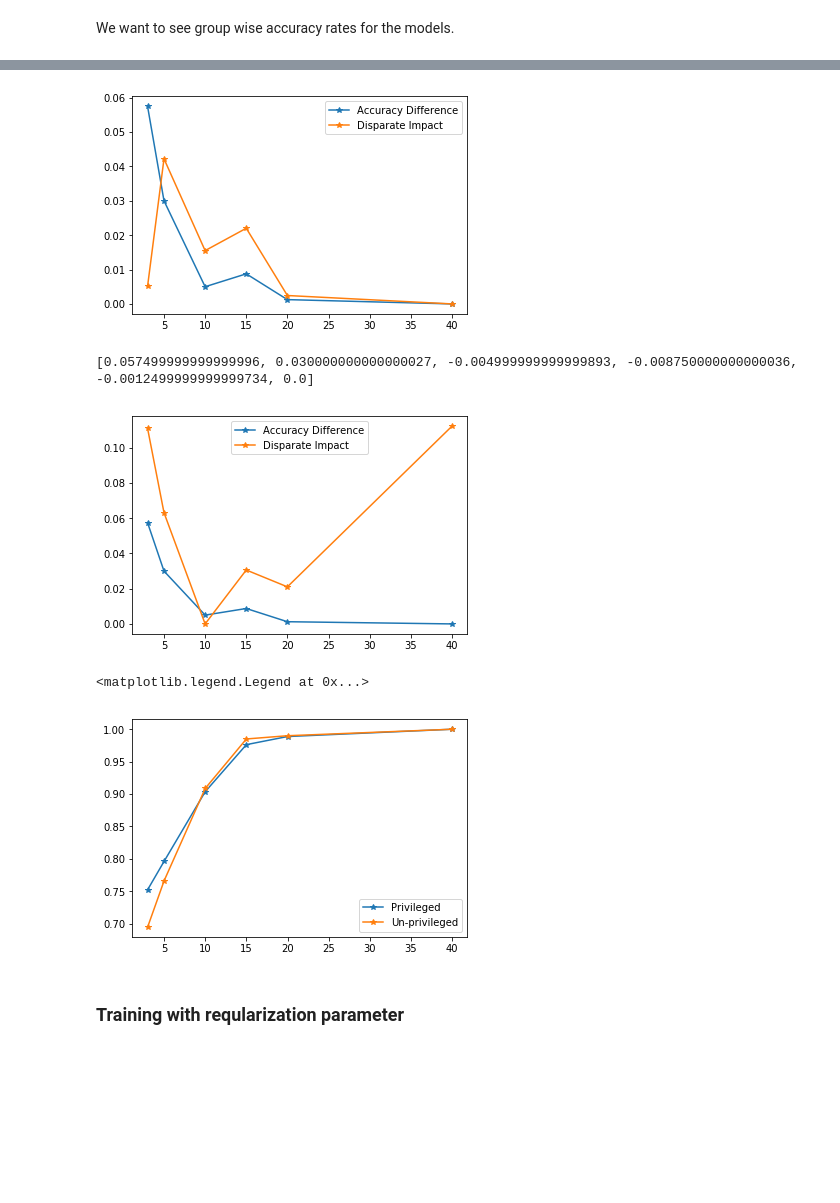
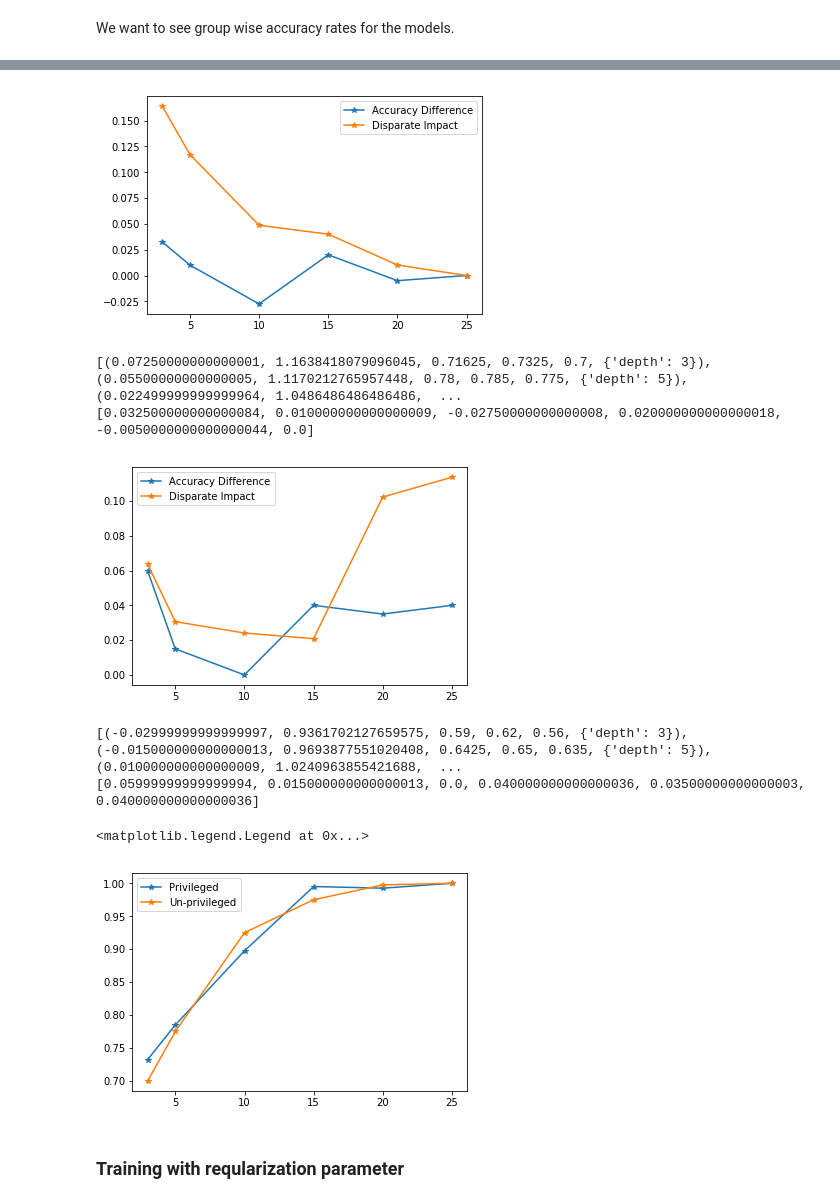
Before and after one commit to rakinhaider/Inherent-AI-Bias, a Jupyter notebook: notebooks/Ghost Unfairness Small Dataset.ipynb, the cells around one changed output, grey strips where cells are left out. Cells and saved outputs as stored; diff of their text form; code cells hidden in the pictures; blank space fills up the shorter version.

```diff
--- a/notebooks/Ghost Unfairness Small Dataset.ipynb
+++ b/notebooks/Ghost Unfairness Small Dataset.ipynb
@@ -36,13 +36,14 @@ random_state = 47
 # %% [markdown]
 ## Fair Dataset
 # %%
-fd_train = FairDataset(400, 5,
+fd_train = FairDataset(200, 5,
                       protected_attribute_names=['sex'],
                       privileged_classes=[['Male']],
                       random_state=random_state)
 fd_test = FairDataset(100, 5,
                       protected_attribute_names=['sex'],
-                      privileged_classes=[['Male']])
+                      privileged_classes=[['Male']],
+                     random_state=53)
 # %%
 fd_train_x, fd_train_y = fd_train.get_xy(keep_protected = False)
 fd_test_x, fd_test_y = fd_test.get_xy(keep_protected = False)
@@ -124,18 +165,19 @@ def get_model_results(model, train_fd, test_fd, func=None):
     else:
         model_property = None
 
-    md, di, ac = get_classifier_metrics(model, train_fd,
+    metrics = get_classifier_metrics(model, train_fd,
                                         privileged_groups,
                                         unprivileged_groups,
                                         verbose=True)
-    train_result = (md, di, ac, model_property)
+    train_result = (*metrics, model_property)
 
     print('Test')
-    md, di, ac = get_classifier_metrics(model, test_fd,
+
+    metrics = get_classifier_metrics(model, test_fd,
                                         privileged_groups,
                                         unprivileged_groups,
                                        verbose=True)
-    test_result = (md, di, ac, model_property)
+    test_result = (*metrics, model_property)
 
     return train_result, test_result
 # %%
@@ -153,7 +195,7 @@ def get_results(models, train_fd, test_fd, func=None):
 def decision_tree_property(model):
     return {'depth': model.get_depth()}
 # %%
-max_depths = [3, 5, 10, 15, 20, 40]
+max_depths = [3, 5, 10, 15, 20, 25]
 
 params = {'criterion':'entropy',
           'random_state': 47}
@@ -266,5 +312,5 @@ def get_accuracy_differences(models, train_fd):
 # %%
 %%capture --no-stdout
-acc_diffs = get_accuracy_differences(dmods, fd_train)
+acc_diffs = [tup[3] - tup[4] for tup in train_results]
 print(acc_diffs)
 # %% [output]
@@ -272,31 +322,37 @@ print(acc_diffs)
 # %%
 %%capture --no-stdout --no-display
 def plot_accuracy_diffrences(results, acc_diffs, values):
     dis = [abs(1 - tup[1]) for tup in results]
     plt.plot(values, acc_diffs, '*-', label='Accuracy Difference')
     plt.plot(values, dis, '*-', label='Disparate Impact')
     plt.legend()
 
-acc_diffs = get_accuracy_differences(dmods, fd_train)
-plot_accuracy_diffrences(train_results, np.abs(acc_diffs), max_depths)
+acc_diffs = [tup[3] - tup[4] for tup in train_results]
+plot_accuracy_diffrences(train_results, acc_diffs, max_depths)
 plt.show()
-plot_accuracy_diffrences(test_results, np.abs(acc_diffs), max_depths)
+print(train_results)
 print(acc_diffs)
+acc_diffs = [tup[3] - tup[4] for tup in test_results]
+plot_accuracy_diffrences(test_results, acc_diffs, max_depths)
+plt.show()
+print(test_results)
+print(acc_diffs)
 # %% [output]
-[figure, old version]
+[figure, new version]
-[0.057499999999999996, 0.030000000000000027, -0.004999999999999893, -0.008750000000000036, -0.0012499999999999734, 0.0]
+[(0.07250000000000001, 1.1638418079096045, 0.71625, 0.7325, 0.7, {'depth': 3}), (0.05500000000000005, 1.1170212765957448, 0.78, 0.785, 0.775, {'depth': 5}), (0.022499999999999964, 1.0486486486486486,  ...
+[0.032500000000000084, 0.010000000000000009, -0.02750000000000008, 0.020000000000000018, -0.0050000000000000044, 0.0]
-[figure, old version]
+[figure, new version]
+[(-0.02999999999999997, 0.9361702127659575, 0.59, 0.62, 0.56, {'depth': 3}), (-0.015000000000000013, 0.9693877551020408, 0.6425, 0.65, 0.635, {'depth': 5}), (0.010000000000000009, 1.0240963855421688,  ...
+[0.05999999999999994, 0.015000000000000013, 0.0, 0.040000000000000036, 0.03500000000000003, 0.040000000000000036]
 # %%
-%%capture --no-stdout --no-display
-group_accs = [get_group_accuracy(model, fd_train) for model in dmods]
-acs_p = [tup[0] for tup in group_accs]
-acs_u = [tup[1] for tup in group_accs]
+acs_p = [tup[3] for tup in train_results]
+acs_u = [tup[4] for tup in train_results]
 plt.plot(max_depths, acs_p, '*-', label='Privileged')
 plt.plot(max_depths, acs_u, '*-', label='Un-privileged')
 plt.legend()
 # %% [output]
 <matplotlib.legend.Legend at 0x...>
-[figure, old version]
+[figure, new version]
 # %% [markdown]
 ### Training with reqularization parameter
 # %%
```
Also changed, not shown: parts of 25 cells of this notebook, 4 other files.
